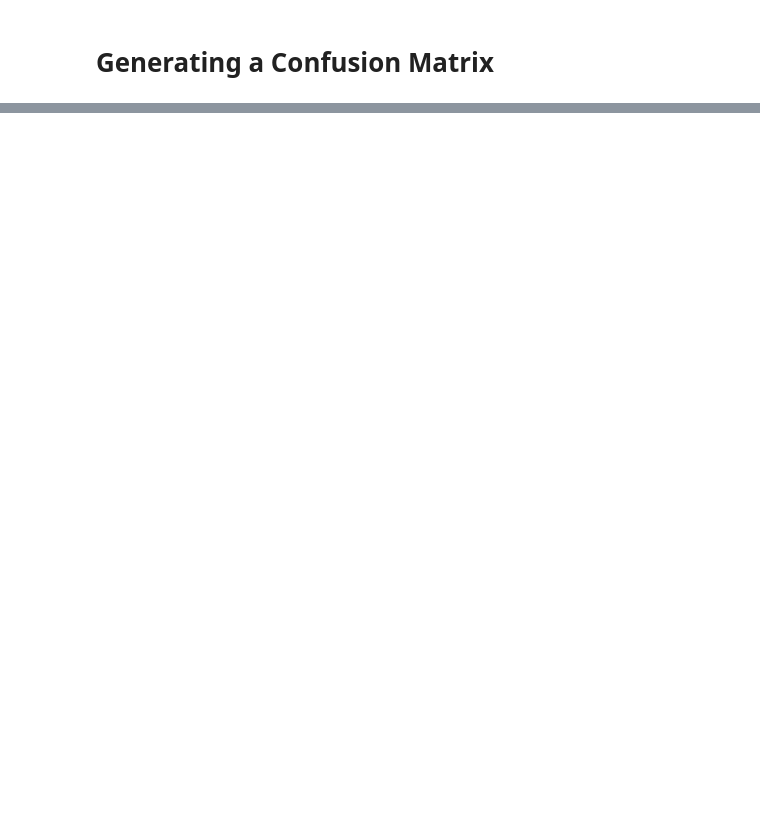
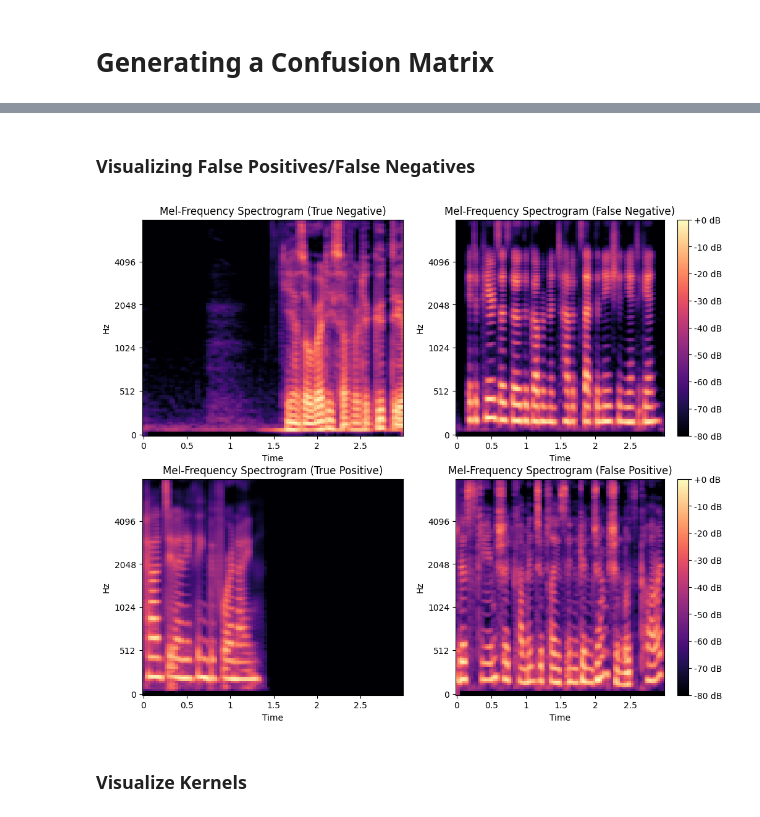
Before and after one commit to Deeeeelan/Deepfake-Audio-Detector, a Jupyter notebook: notebooks/neural_network.ipynb, the cells around one changed output, grey strips where cells are left out. Drawn from its saved outputs; the diff is of its cells as text; code cells hidden in the pictures; blank space fills up the shorter version.

```diff
--- a/notebooks/neural_network.ipynb
+++ b/notebooks/neural_network.ipynb
@@ -373,0 +402,20 @@ plt.show()
+# %% [markdown]
+### Visualizing False Positives/False Negatives
+# %%
+fig, ax = plt.subplots(2, 2, figsize=(12, 10))
+
+def plot_mfcc(spect, row, col, title='Mel-frequency spectrogram', colorbar=False):
+
+    img = librosa.display.specshow(spect, x_axis='time', y_axis='mel', sr=16000, fmax=8000, ax=ax[row][col])
+    if colorbar:
+        fig.colorbar(img, ax=ax[row][col], format='%+2.0f dB')
+    ax[row][col].set(title=title)
+
+plot_mfcc(true_negatives[0], 0, 0, "Mel-Frequency Spectrogram (True Negative)", False)
+plot_mfcc(false_negatives[0], 0, 1, "Mel-Frequency Spectrogram (False Negative)", True)
+plot_mfcc(true_positives[0], 1, 0, "Mel-Frequency Spectrogram (True Positive)", False)
+plot_mfcc(false_positives[0], 1, 1, "Mel-Frequency Spectrogram (False Positive)", True)
+# %% [output]
+[figure, added]
+# %% [markdown]
+### Visualize Kernels
```
Also changed, not shown: parts of 8 cells of this notebook.
